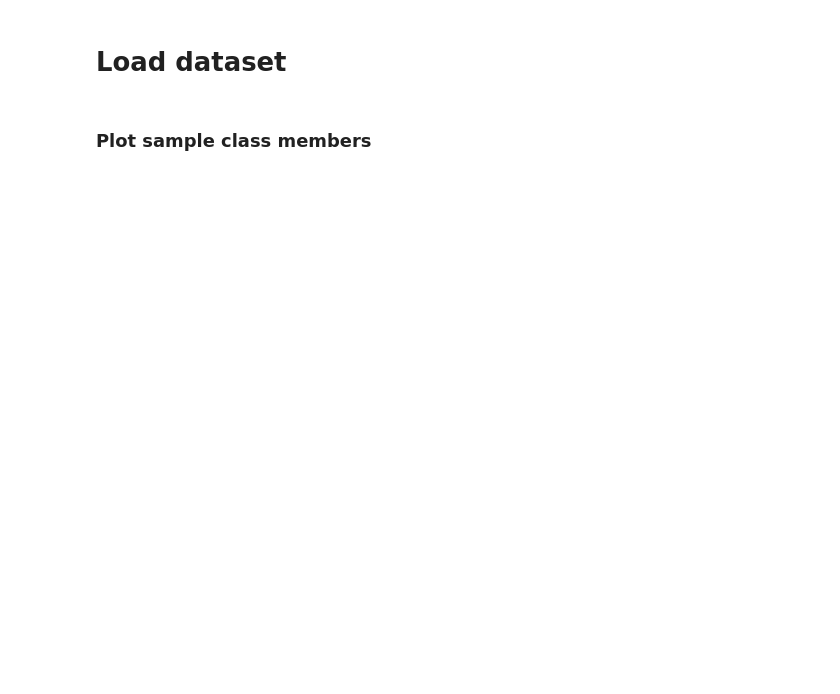
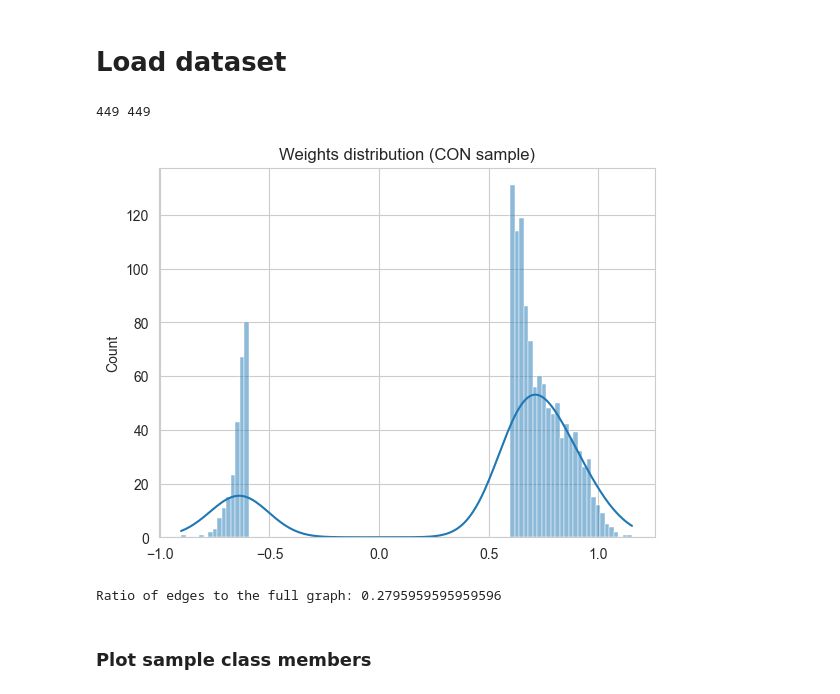
Before and after one commit to Wotaker/masters-thesis, a Jupyter notebook: master_thesis/training/train.ipynb, the cells around one changed output. Saved outputs shown, nothing was run; the diff lists cells and outputs as text; code cells hidden in the pictures; blank space fills up the shorter version.

Commit message:
Control mean subtraction as preprocessing

```diff
--- a/master_thesis/training/train.ipynb
+++ b/master_thesis/training/train.ipynb
@@ -25,20 +25,30 @@ K_FOLDS = 10
 # NETWORKS_DIR_PATH = "/Users/wciezobka/sano/projects/masters-thesis/Datasets/Synthetic/ScaleFreeEasy/networks"
 
 # === Real World Stroke Split Dataset ===
-NETWORKS_DIR_PATH = "/Users/wciezobka/sano/projects/masters-thesis/Datasets/NeuroFlicksFC/networks"
+# NETWORKS_DIR_PATH = "/Users/wciezobka/sano/projects/masters-thesis/Datasets/NeuroFlicksFC/networks"
 # NETWORKS_DIR_PATH = "/Users/wciezobka/sano/projects/masters-thesis/Datasets/NeuroFlicksGC/networks"
-# NETWORKS_DIR_PATH = "/Users/wciezobka/sano/projects/masters-thesis/Datasets/NeuroFlicksRCC/networks"
+NETWORKS_DIR_PATH = "/Users/wciezobka/sano/projects/masters-thesis/Datasets/NeuroFlicksRCC/networks"
 # NETWORKS_DIR_PATH = "/Users/wciezobka/sano/projects/masters-thesis/Datasets/NeuroFlicksUnidirRCC/networks"
 # %% [markdown]
 # Load dataset
 # %%
-# X, y = Preprocessing(undirected=True, connection_weight_threshold=(0.5, 0.999), seed=SEED)(*load_np_data(NETWORKS_DIR_PATH, channel=0))
-X, y = Preprocessing(undirected=True, connection_weight_threshold=(0.5, 0.999), shuffle=False)(*load_np_data(NETWORKS_DIR_PATH))
+X, y = Preprocessing(
+    undirected=False,
+    connection_weight_threshold=(0.6, -0.6),
+    subtract_control_mean=True)(*load_np_data(
+    NETWORKS_DIR_PATH,
+    channel=0
+))
 print(len(X), len(y))
+# %% [output]
+449 449
 # %%
-idx = 0
+idx = 5
 plot_weight_histogram(X[idx], y[idx])
 print(f"Ratio of edges to the full graph: {len(X[idx].edges) / (50 * 99)}")
+# %% [output]
+[figure, added]
+Ratio of edges to the full graph: 0.2795959595959596
 # %% [markdown]
 ### Plot sample class members
 # %%
```
Also changed, not shown: parts of 3 cells of this notebook, 4 other files.
